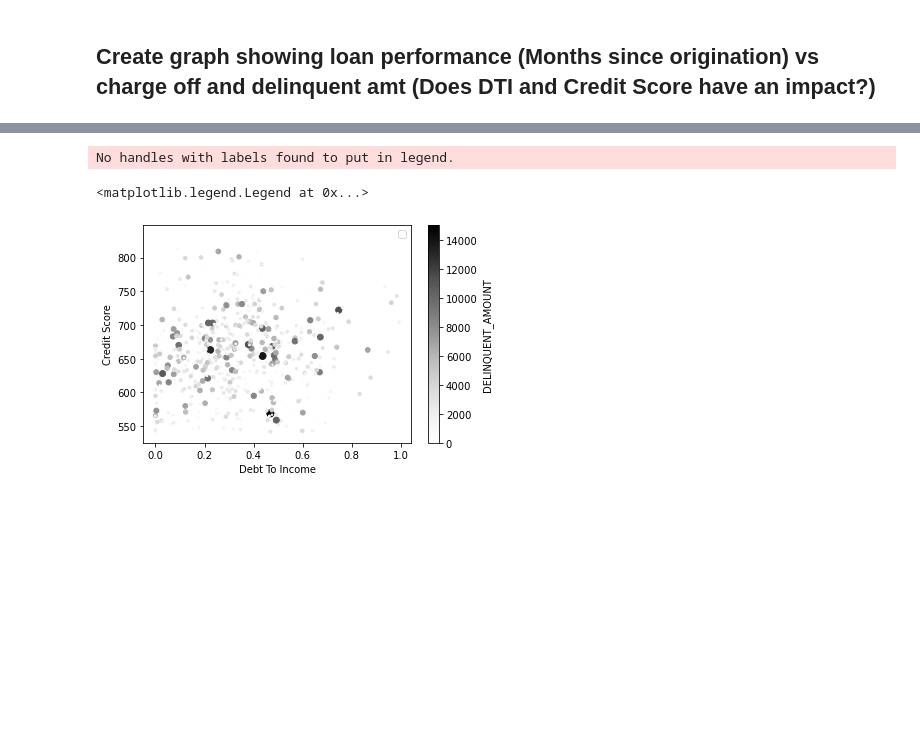
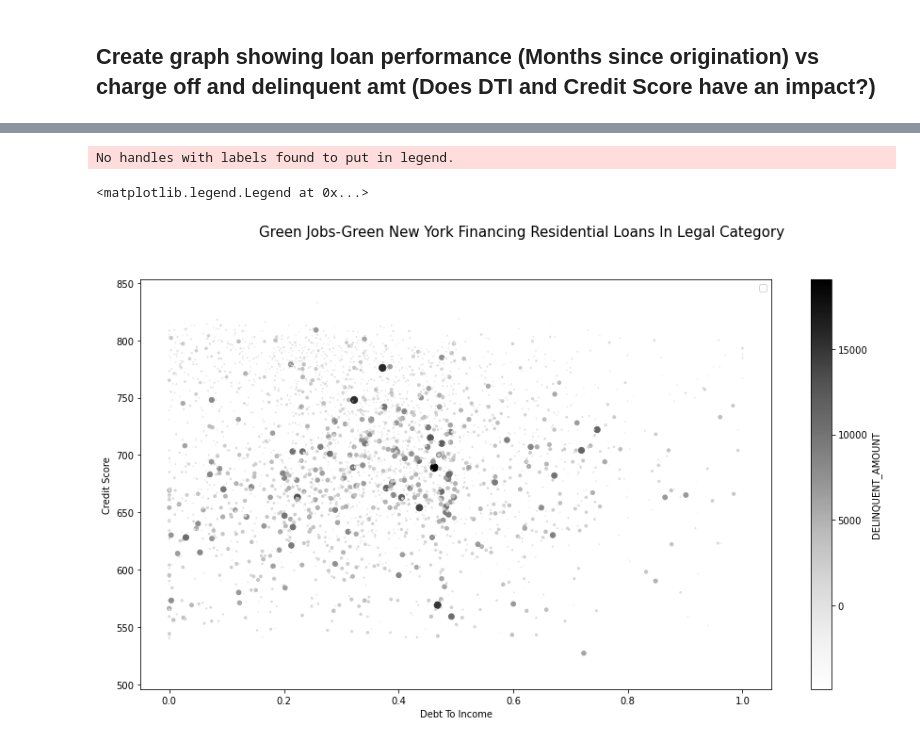
Before and after one commit to jlixander/GJGNY_Analysis, a Jupyter notebook: GJGNY_Analysis.ipynb, the cells around one changed output, grey strips where cells are left out. Drawn from its saved outputs; the diff is of its cells as text; code cells hidden in the pictures; blank space fills up the shorter version.

```diff
--- a/GJGNY_Analysis.ipynb
+++ b/GJGNY_Analysis.ipynb
@@ -31,9 +31,8 @@ df
 | 34105 | 12/31/2021 | 08/14/2015 | 08/24/2015 | 14199.75 | 180 | ... |
 34106 rows × 41 columns
 # %%
-df.rename(columns={'SUCCESSOR NUMBER':'SUCCESSOR_NUMBER',
-                   'Loan Type':'LOAN_TYPE',
-                   'ACCOUNT CODE': 'ACCOUNT_CODE',
-                  'DELINQUENT AMOUNT': 'DELINQUENT_AMOUNT'}, inplace=True)
+#Format column headers to snake case and upper case
+df.columns = df.columns.str.replace(' ', '_')
+df.columns= df.columns.str.upper()
 df.dtypes
 # %% [output]
@@ -64,13 +63,13 @@ def subtract_years(dt, years):
     return dt
 # %%
 #Make sure Setup date is in datetime format
-df['SETUP DATE'] = pd.to_datetime(df['SETUP DATE'])
+df['SETUP_DATE'] = pd.to_datetime(df['SETUP_DATE'])
 
 # Create a column that holds each month
-df['SETUP_MONTH'] = pd.to_datetime(df['SETUP DATE'], format="%Y%m") + MonthEnd(1)
+df['SETUP_MONTH'] = pd.to_datetime(df['SETUP_DATE'], format="%Y%m") + MonthEnd(1)
 
 #Create a column that holds each year
-df['SETUP_YEAR'] = df['SETUP DATE'].dt.year
+df['SETUP_YEAR'] = df['SETUP_DATE'].dt.year
 
 
 #Get working dates for graphs
@@ -130,3 +149,7 @@ array(['Paid in Full', 'SurePay/Automatic Debit Payment',
+# %%
+df.replace(to_replace="Halco", value='HOME ENERGY PERFORMANCE BY HALCO', inplace=True)
+
+df['CONTRACTOR_NAME'] = df['CONTRACTOR_NAME'].str.upper()
 # %% [markdown]
 ## Create a residential loan summary based on loan type
 # %%
@@ -706,21 +729,26 @@ plt.hist(df_LC['DELINQUENT_AMOUNT'])
 # %%
-#Create subplot
-fig7, ax11 = plt.subplots()
+#REmove canceled loans:
+df_NCL = df[(df.CANCEL_REASON != 'DEATH')]
 
 
-#Set red color for loans over 3000 delin
+#Create subplot
+fig7, ax11 = plt.subplots(figsize=(15, 8))
 
+#add title
+fig7.suptitle("Green Jobs-Green New York Financing Residential Loans In Legal Category", fontsize=15)
 
 #plot scatter dots.
-df_LC.plot(ax=ax11,
-        x='DEBT TO INCOME',
-        y='CREDIT SCORE CURRENT HIGH',
-        s=df_LC.DELINQUENT_AMOUNT/300,
-           c='DELINQUENT_AMOUNT',
-        kind='scatter',
-        ylabel= "Credit Score",
-        xlabel= "Debt To Income").legend(loc='best')
+df_NCL.plot(ax=ax11,
+            x='DEBT_TO_INCOME',
+            y='CREDIT_SCORE_CURRENT_HIGH',
+            s=df_NCL.DELINQUENT_AMOUNT/300,
+            c='DELINQUENT_AMOUNT',
+            kind='scatter',
+            ylabel= "Credit Score",
+            xlabel= "Debt To Income").legend(loc='best')
+
+#Scatter plot shows that the best borrowers are those with 700+ Credit Score and DTI below ~18%
 # %% [output]
 No handles with labels found to put in legend.
 <matplotlib.legend.Legend at 0x...>
-[figure, old version]
+[figure, new version]
```
Also changed, not shown: parts of 36 cells of this notebook.
